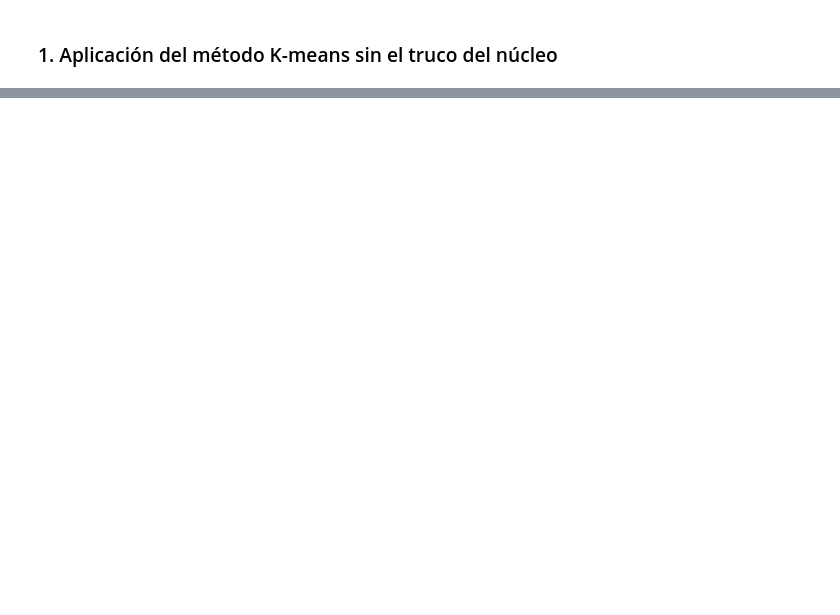
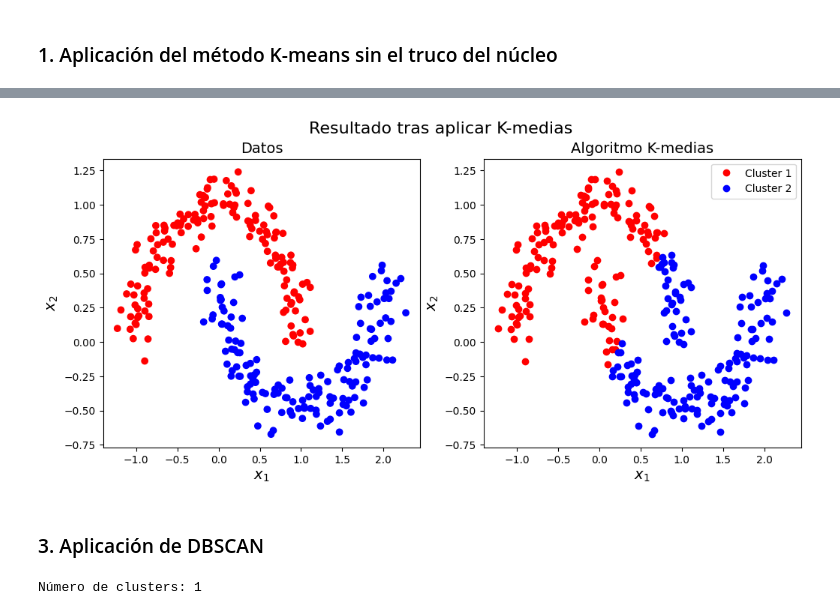
Before and after one commit to a21lofese/SAA, a Jupyter notebook: Kmeans/nucleo.ipynb, the cells around one changed output, grey strips where cells are left out. Cells and saved outputs as stored; diff of their text form; code cells hidden in the pictures; blank space fills up the shorter version.

```diff
--- a/Kmeans/nucleo.ipynb
+++ b/Kmeans/nucleo.ipynb
@@ -122,0 +61,37 @@ Como se puede observar en la gráfica de Elbow y BIC, el número óptimo de clus
+# %%
+# Representación gráfica de la solución
+fig, (ax1, ax2) = plt.subplots(1, 2)
+fig.set_size_inches(12, 5)
+fig.suptitle('Resultado tras aplicar K-medias', fontsize=16)
+
+colors = ['r', 'b']
+ax1.scatter(X['X1'], X['X2'], c=[colors[i] for i in y])
+ax1.set_title("Datos", fontsize=14)
+ax1.set_xlabel(r"$x_1$", fontsize=14)
+ax1.set_ylabel(r"$x_2$", fontsize=14)
+
+ax2.plot(X[pred==0]['X1'], X[pred==0]['X2'], 'ro', label='Cluster 1')
+ax2.plot(X[pred==1]['X1'], X[pred==1]['X2'], 'bo', label='Cluster 2')
+ax2.legend()
+ax2.set_title("Algoritmo K-medias", fontsize=14)
+ax2.set_xlabel(r"$x_1$", fontsize=14)
+ax2.set_ylabel(r"$x_2$", fontsize=14)
+
+fig.show()
+# %% [output]
+[figure, added]
+# %% [markdown]
+### 3. Aplicación de DBSCAN
+# %%
+from sklearn.cluster import DBSCAN
+
+minPts = 3
+epsilon = 1
+
+dbscan = DBSCAN(eps=epsilon, min_samples=minPts)
+labels = dbscan.fit_predict(X)
+n_clusters = len(set(labels)) - (1 if -1 in labels else 0)
+
+print(f'Número de clusters: {n_clusters}')
+# %% [output]
+Número de clusters: 1
```
Also changed, not shown: parts of 20 cells of this notebook, 9 other files.
